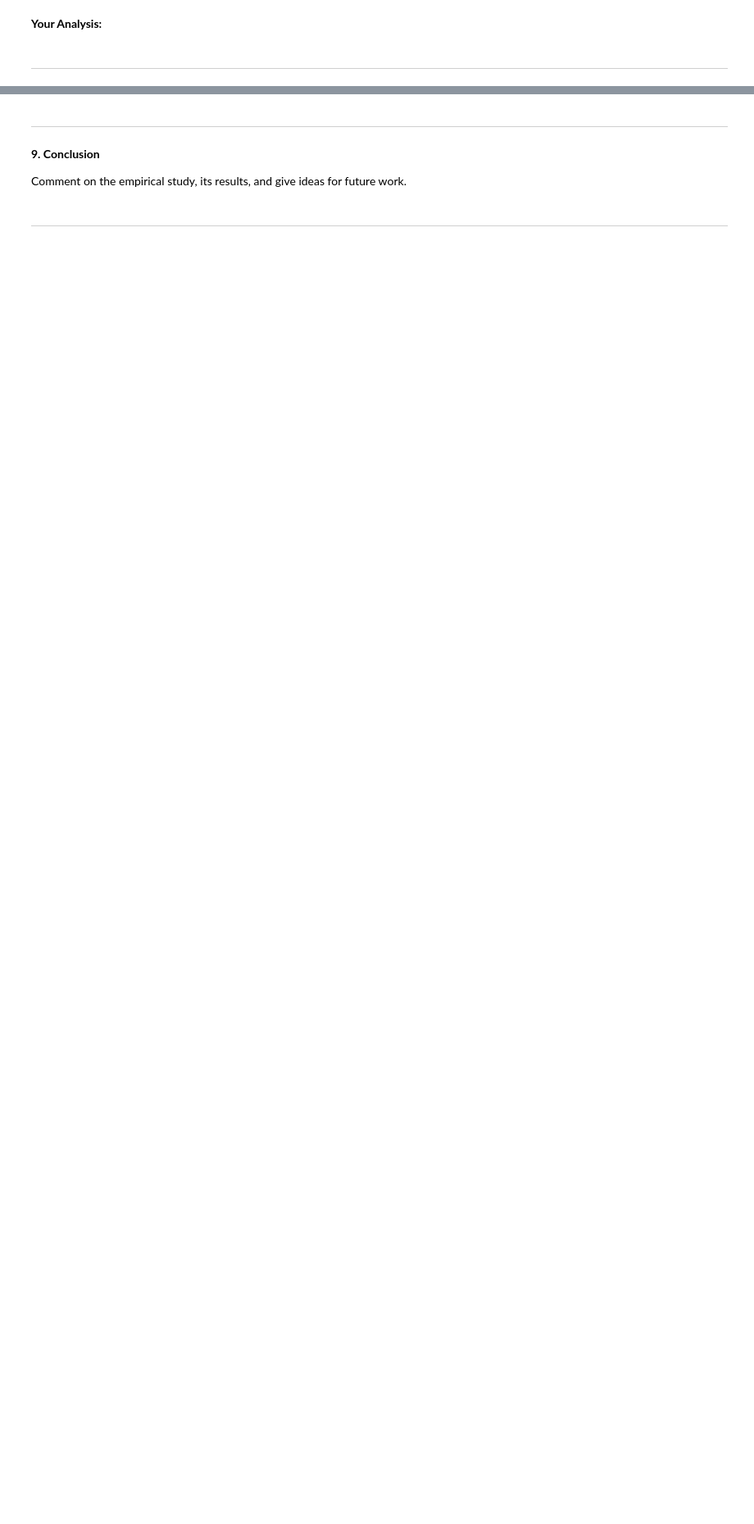
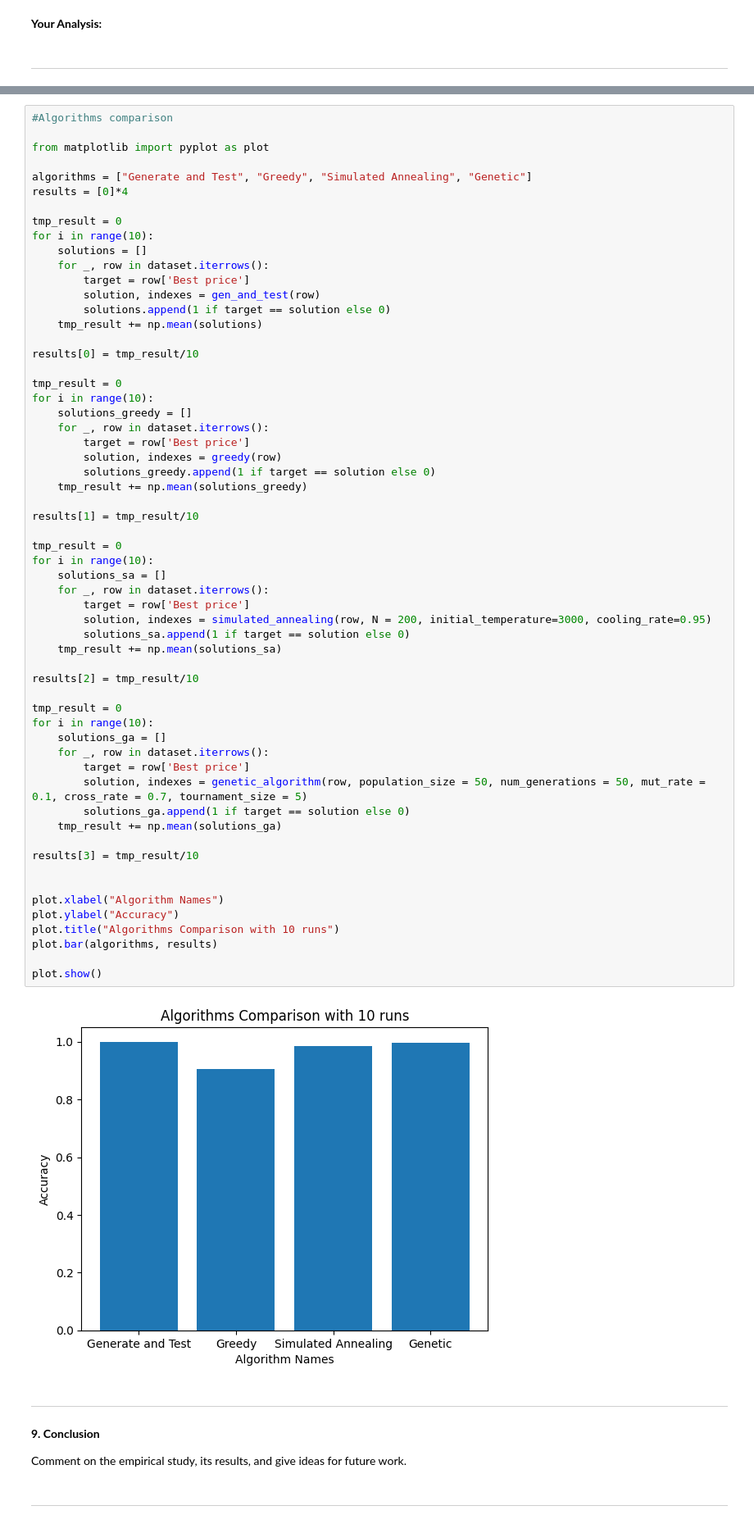
Before and after one commit to uOttawa-Collabs/CSI4106-Fall-2023, a Jupyter notebook: Assignment 1/CSI4106_A1.ipynb, the cells around one changed output, grey strips where cells are left out. Shown at 82% size. Drawn from its saved outputs; the diff is of its cells as text; blank space fills up the shorter version.

```diff
--- a/Assignment 1/CSI4106_A1.ipynb
+++ b/Assignment 1/CSI4106_A1.ipynb
@@ -750,3 +759,64 @@ description  +  tables/figures
+# %%
+#Algorithms comparison
+
+from matplotlib import pyplot as plot
+
+algorithms = ["Generate and Test", "Greedy", "Simulated Annealing", "Genetic"]
+results = [0]*4
+
+tmp_result = 0
+for i in range(10):
+    solutions = []
+    for _, row in dataset.iterrows():
+        target = row['Best price']
+        solution, indexes = gen_and_test(row)
+        solutions.append(1 if target == solution else 0)
+    tmp_result += np.mean(solutions)
+
+results[0] = tmp_result/10
+
+tmp_result = 0
+for i in range(10):
+    solutions_greedy = []
+    for _, row in dataset.iterrows():
+        target = row['Best price']
+        solution, indexes = greedy(row)
+        solutions_greedy.append(1 if target == solution else 0)
+    tmp_result += np.mean(solutions_greedy)
+
+results[1] = tmp_result/10
+
+tmp_result = 0
+for i in range(10):
+    solutions_sa = []
+    for _, row in dataset.iterrows():
+        target = row['Best price']
+        solution, indexes = simulated_annealing(row, N = 200, initial_temperature=3000, cooling_rate=0.95)
+        solutions_sa.append(1 if target == solution else 0)
+    tmp_result += np.mean(solutions_sa)
+
+results[2] = tmp_result/10
+
+tmp_result = 0
+for i in range(10):
+    solutions_ga = []
+    for _, row in dataset.iterrows():
+        target = row['Best price']
+        solution, indexes = genetic_algorithm(row, population_size = 50, num_generations = 50, mut_rate = 0.1, cross_rate = 0.7, tournament_size = 5)
+        solutions_ga.append(1 if target == solution else 0)
+    tmp_result += np.mean(solutions_ga)
+
+results[3] = tmp_result/10
+
+
+plot.xlabel("Algorithm Names")
+plot.ylabel("Accuracy")
+plot.title("Algorithms Comparison with 10 runs")
+plot.bar(algorithms, results)
+
+plot.show()
+# %% [output]
+[figure, added]
 # %% [markdown]
 --------------------------------------------------------------------------
 # %% [markdown]
```
Also changed, not shown: parts of 9 cells of this notebook.
